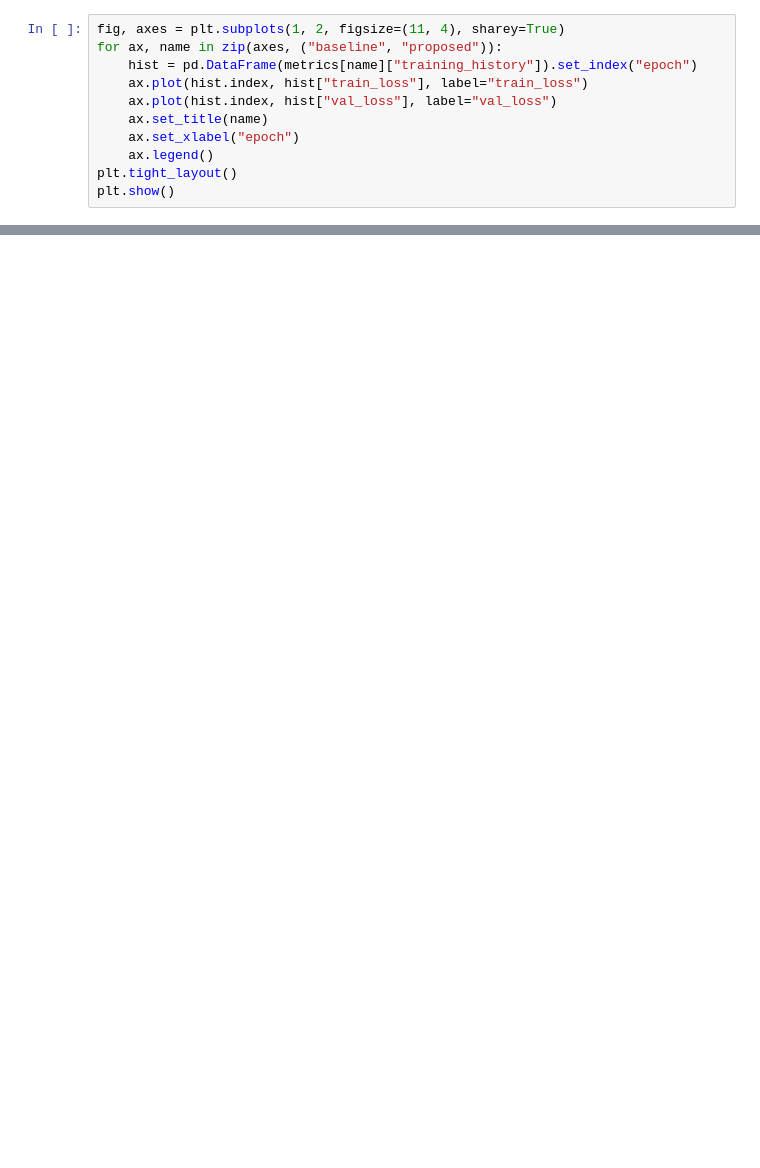
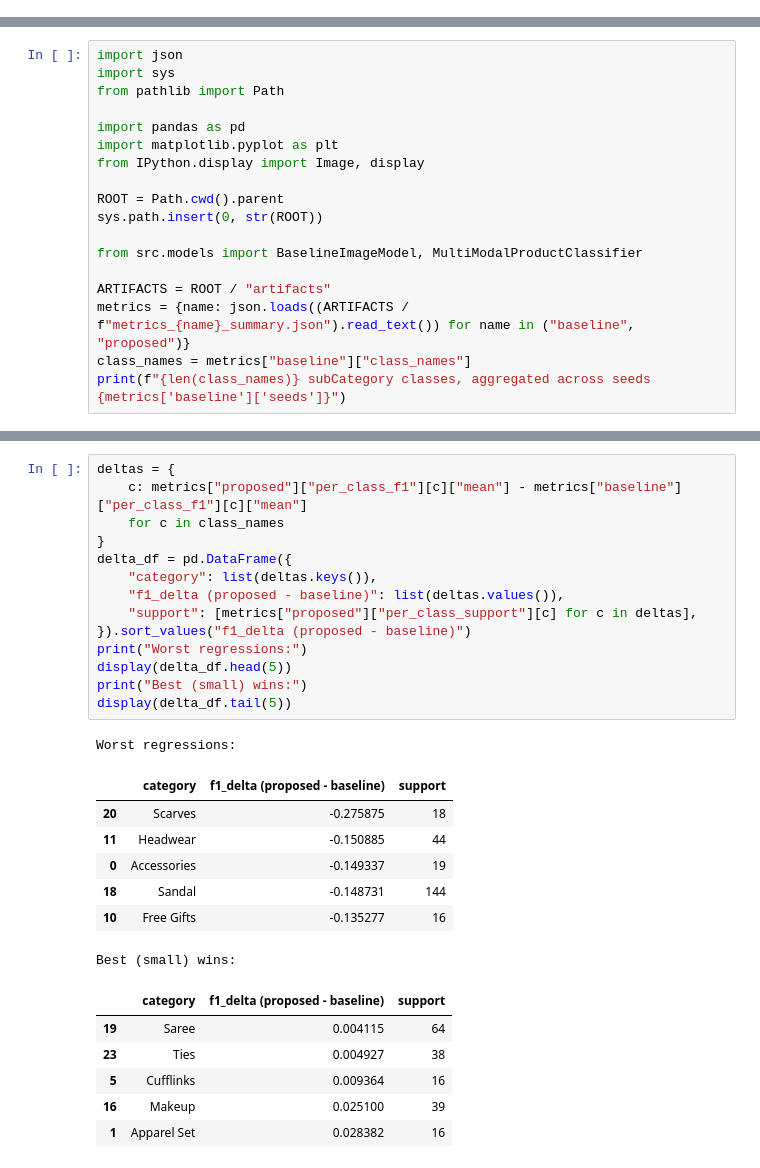
Before and after one commit to buzinarov/ia-projects, a Jupyter notebook: product-category-classifier/notebooks/02_case_study.ipynb, the cells around one changed output, grey strips where cells are left out. Cells and saved outputs as stored; diff of their text form; blank space fills up the shorter version.

```diff
--- a/product-category-classifier/notebooks/02_case_study.ipynb
+++ b/product-category-classifier/notebooks/02_case_study.ipynb
@@ -113,11 +0,0 @@ display(Image(filename=str(ARTIFACTS / "confusion_matrix_proposed.png")))
-# %%
-fig, axes = plt.subplots(1, 2, figsize=(11, 4), sharey=True)
-for ax, name in zip(axes, ("baseline", "proposed")):
-    hist = pd.DataFrame(metrics[name]["training_history"]).set_index("epoch")
-    ax.plot(hist.index, hist["train_loss"], label="train_loss")
-    ax.plot(hist.index, hist["val_loss"], label="val_loss")
-    ax.set_title(name)
-    ax.set_xlabel("epoch")
-    ax.legend()
-plt.tight_layout()
-plt.show()
@@ -182,0 +9,18 @@ Please let me know if you'd like more information or to purchase any of these it
+# %%
+import json
+import sys
+from pathlib import Path
+
+import pandas as pd
+import matplotlib.pyplot as plt
+from IPython.display import Image, display
+
+ROOT = Path.cwd().parent
+sys.path.insert(0, str(ROOT))
+
+from src.models import BaselineImageModel, MultiModalProductClassifier
+
+ARTIFACTS = ROOT / "artifacts"
+metrics = {name: json.loads((ARTIFACTS / f"metrics_{name}_summary.json").read_text()) for name in ("baseline", "proposed")}
+class_names = metrics["baseline"]["class_names"]
+print(f"{len(class_names)} subCategory classes, aggregated across seeds {metrics['baseline']['seeds']}")
@@ -182,0 +131,29 @@ Please let me know if you'd like more information or to purchase any of these it
+# %%
+deltas = {
+    c: metrics["proposed"]["per_class_f1"][c]["mean"] - metrics["baseline"]["per_class_f1"][c]["mean"]
+    for c in class_names
+}
+delta_df = pd.DataFrame({
+    "category": list(deltas.keys()),
+    "f1_delta (proposed - baseline)": list(deltas.values()),
+    "support": [metrics["proposed"]["per_class_support"][c] for c in deltas],
+}).sort_values("f1_delta (proposed - baseline)")
+print("Worst regressions:")
+display(delta_df.head(5))
+print("Best (small) wins:")
+display(delta_df.tail(5))
+# %% [output]
+Worst regressions:
+|  | category | f1_delta (proposed - baseline) | support |
+| 20 | Scarves | -0.275875 | 18 |
+| 11 | Headwear | -0.150885 | 44 |
+| 0 | Accessories | -0.149337 | 19 |
+| 18 | Sandal | -0.148731 | 144 |
+| 10 | Free Gifts | -0.135277 | 16 |
+Best (small) wins:
+|  | category | f1_delta (proposed - baseline) | support |
+| 19 | Saree | 0.004115 | 64 |
+| 23 | Ties | 0.004927 | 38 |
+| 5 | Cufflinks | 0.009364 | 16 |
+| 16 | Makeup | 0.025100 | 39 |
+| 1 | Apparel Set | 0.028382 | 16 |
```
Also changed, not shown: parts of 36 cells of this notebook, 56 other files.
